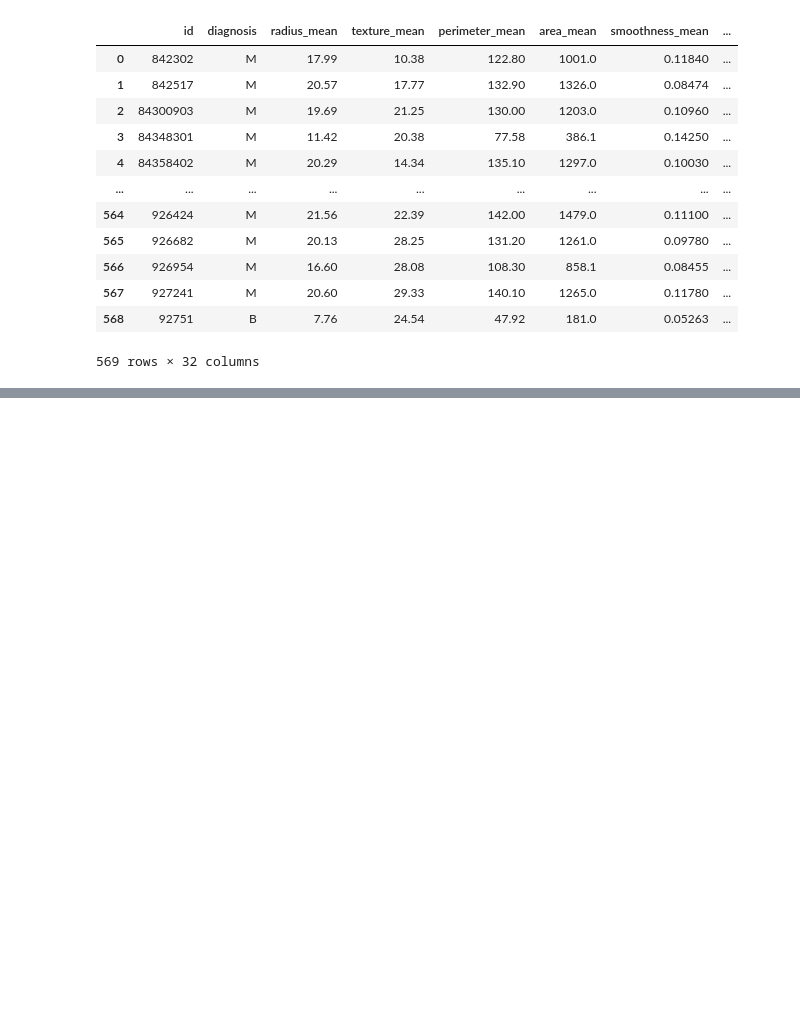
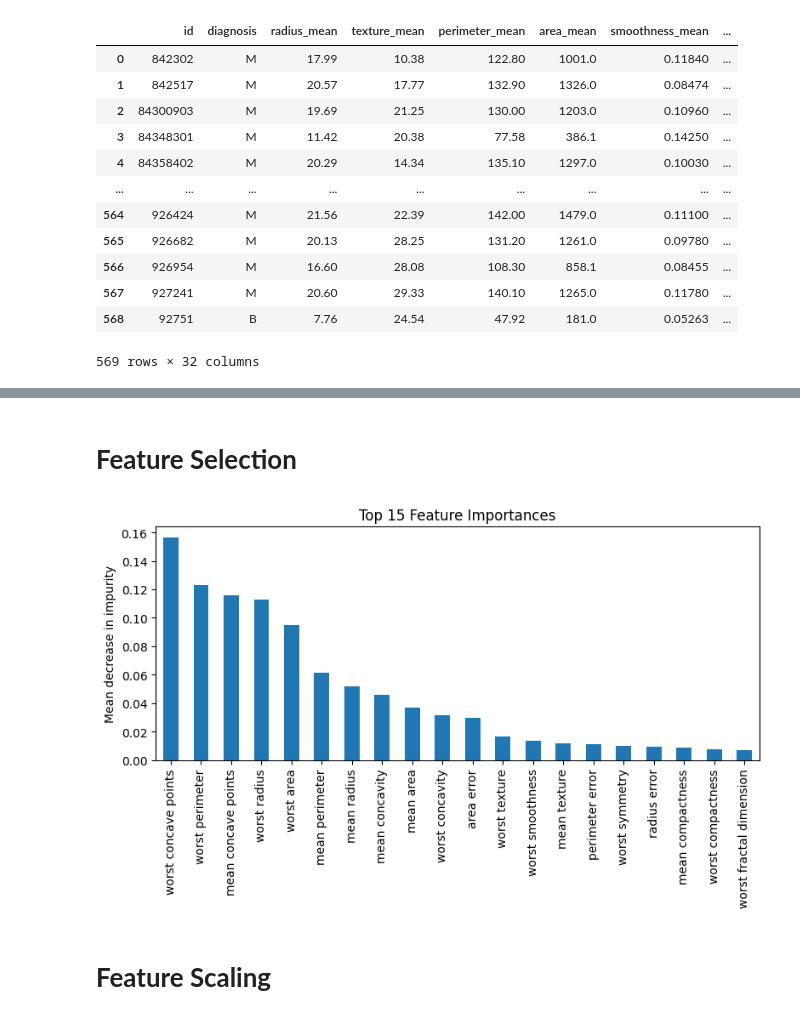
Before and after one commit to Jum-eng/DCIT-104-ASSIGNMENT, a Jupyter notebook: Welcome_To_Colaboratory.ipynb, the cells around one changed output, grey strips where cells are left out. Drawn from its saved outputs; the diff is of its cells as text; code cells hidden in the pictures; blank space fills up the shorter version.

```diff
--- a/Welcome_To_Colaboratory.ipynb
+++ b/Welcome_To_Colaboratory.ipynb
@@ -191,0 +369,23 @@ weighted avg       0.96      0.96      0.96       114
+# %% [markdown]
+# **Feature Selection**
+# %%
+import pandas as pd
+import matplotlib.pyplot as plt
+from sklearn.ensemble import RandomForestClassifier
+from sklearn.datasets import load_breast_cancer
+
+data = load_breast_cancer()
+X, y = data.data, data.target
+
+rf = RandomForestClassifier().fit(X, y)
+
+importances = pd.Series(rf.feature_importances_, index=data.feature_names)
+top_features = importances.sort_values(ascending=False)[:20]
+
+top_features.plot.bar(title='Top 15 Feature Importances', ylabel='Mean decrease in impurity', figsize=(8, 5))
+plt.tight_layout()
+plt.show()
+# %% [output]
+[figure, added]
+# %% [markdown]
+# **Feature Scaling**
```
Also changed, not shown: parts of 100 cells of this notebook.
